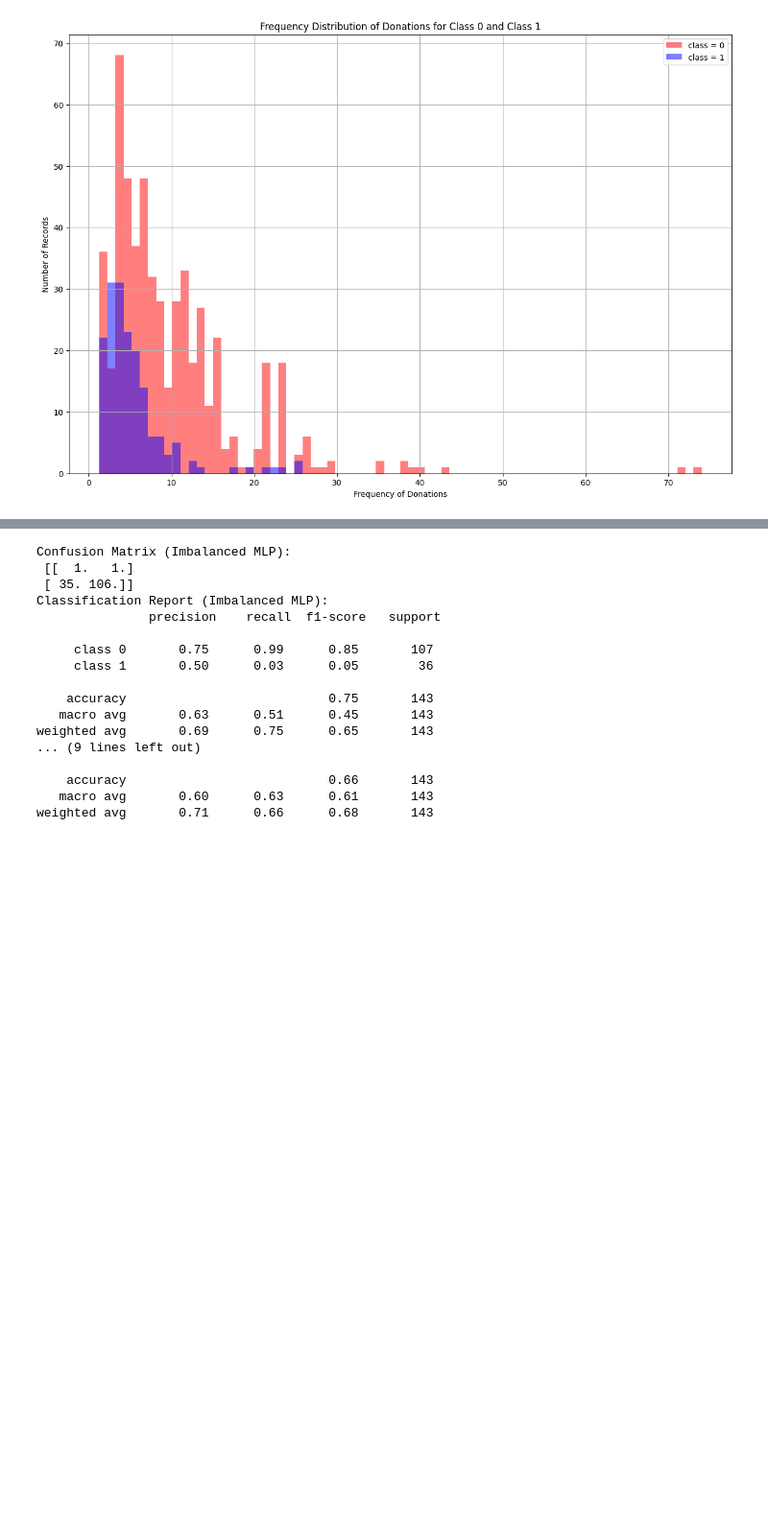
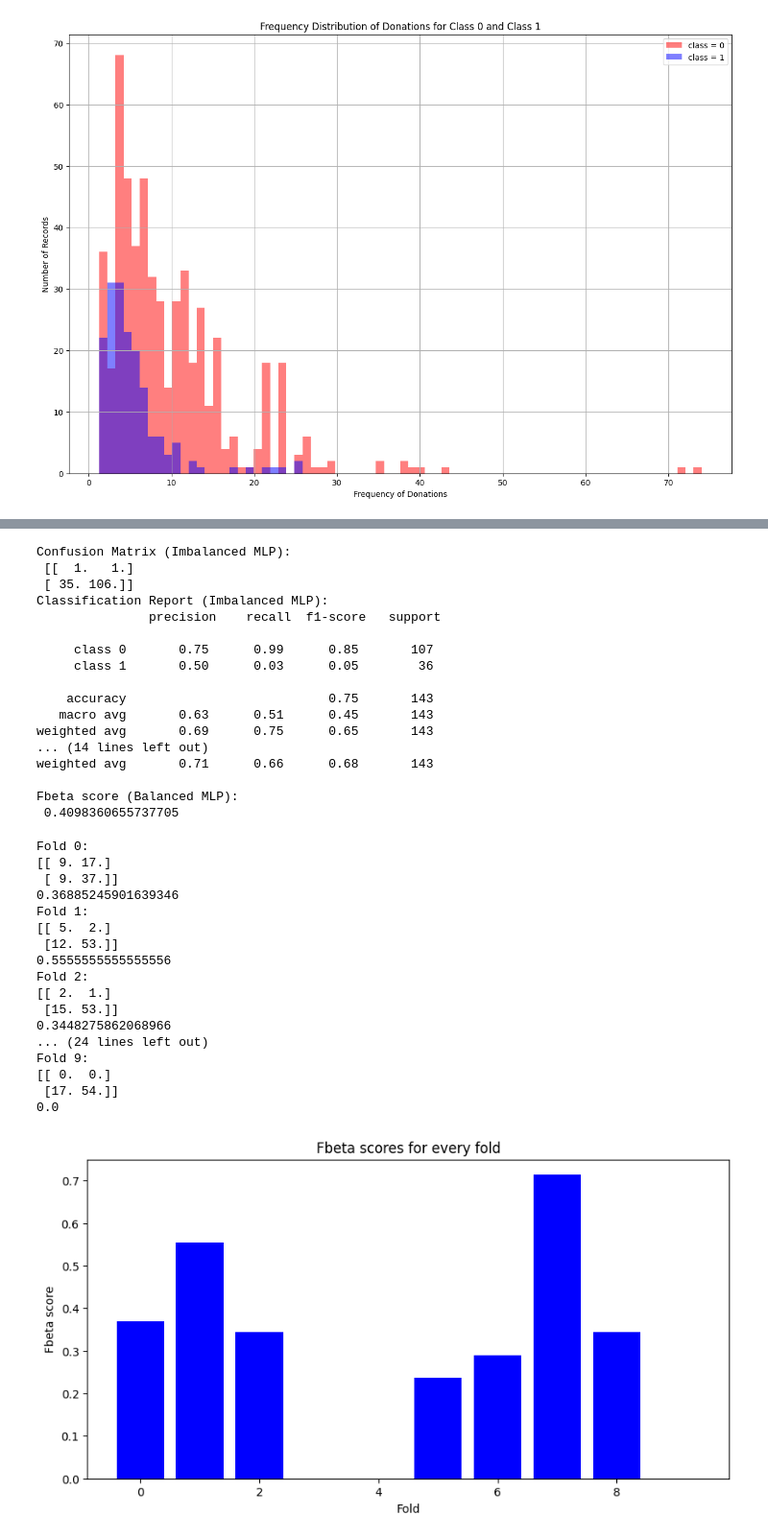
Before and after one commit to Nuraly1503/Data-Analytics, a Jupyter notebook: DA03/3-1.ipynb, the cells around one changed output, grey strips where cells are left out. Shown at 96% size. Saved outputs shown, nothing was run; the diff lists cells and outputs as text; code cells hidden in the pictures; blank space fills up the shorter version.

```diff
--- a/DA03/3-1.ipynb
+++ b/DA03/3-1.ipynb
@@ -128,6 +128,7 @@ def confusion_matrix(pred, original):
 # %%
 import math
 from sklearn.metrics import classification_report
+from sklearn.metrics import fbeta_score
 
 
 def euclidean_distance(point1, point2):
@@ -168,18 +169,19 @@ X = X.astype(float)
 predicted_labels = knn_classifier(X_train.values, y_train.values, X_test.values, k=3)
 
 confusion_knn_imbalance = confusion_matrix(predicted_labels, y_test)
+fbeta_score_knn_imbalance = fbeta_score(y_test, predicted_labels, beta=0.5)
 print("Confusion Matrix (Imbalanced KNN):\n", confusion_knn_imbalance)
 print("Classification Report (Imbalanced KNN):\n", classification_report(y_test, predicted_labels, target_names=['class 0', 'class 1']))
+print("Fbeta score (Imbalanced KNN):\n", fbeta_score_knn_imbalance)
 
 
 predicted_labels_balanced = knn_classifier(X_train_res.values, y_train_res.values, X_test.values, k=3)
 
 confusion_knn_balanced = confusion_matrix(predicted_labels_balanced, y_test)
+fbeta_score_knn_balanced = fbeta_score(y_test, predicted_labels_balanced, beta=0.5)
 print("Confusion Matrix (Balanced KNN):\n", confusion_knn_balanced)
 print("Classification Report (Balanced KNN):\n", classification_report(y_test, predicted_labels_balanced, target_names=['class 0', 'class 1']))
-
-for i in range(len(predicted_labels)):
-    print(f"Predicted: {predicted_labels[i]}, Actual: {X_test.iloc[i]}")
+print("Fbeta score (Balanced KNN):\n", fbeta_score_knn_balanced)
 # %% [output]
 Confusion Matrix (Imbalanced KNN):
  [[ 8. 19.]
@@ -277,16 +289,20 @@ mlp_clf_imbalanced = MLPClassifier(max_iter=1000, random_state=42)
 mlp_clf_imbalanced.fit(X_train_scaled, y_train)
 y_pred_mlp_imbalanced = mlp_clf_imbalanced.predict(X_test_scaled)
 confusion_mlp_imbalance = confusion_matrix(y_pred_mlp_imbalanced, y_test)
+fbeta_score_mlp_imbalance = fbeta_score(y_test, y_pred_mlp_imbalanced, beta=0.5)
 print("Confusion Matrix (Imbalanced MLP):\n", confusion_mlp_imbalance)
 print("Classification Report (Imbalanced MLP):\n", classification_report(y_test, y_pred_mlp_imbalanced, target_names=['class 0', 'class 1']))
+print("Fbeta score (Imbalanced MLP):\n", fbeta_score_mlp_imbalance)
 
 # Train MLP on balanced data
 mlp_clf_balanced = MLPClassifier(max_iter=1000, random_state=42)
 mlp_clf_balanced.fit(X_train_scaled_balanced, y_train_res)
 y_pred_mlp_balanced = mlp_clf_balanced.predict(X_test_scaled_balanced)
 confusion_mlp_balance = confusion_matrix(y_pred_mlp_balanced, y_test)
+fbeta_score_mlp_balanced = fbeta_score(y_test, y_pred_mlp_balanced, beta=0.5)
 print("Confusion Matrix (Balanced MLP):\n", confusion_mlp_balance)
 print("Classification Report (Balanced MLP):\n", classification_report(y_test, y_pred_mlp_balanced, target_names=['class 0', 'class 1']))
+print("Fbeta score (Balanced MLP):\n", fbeta_score_mlp_balanced)
 # %% [output]
 Confusion Matrix (Imbalanced MLP):
  [[  1.   1.]
@@ -300,8 +316,63 @@ Classification Report (Imbalanced MLP):
     accuracy                           0.75       143
    macro avg       0.63      0.51      0.45       143
 weighted avg       0.69      0.75      0.65       143
-... (9 lines left out)
+... (14 lines left out)
+weighted avg       0.71      0.66      0.68       143
 
-    accuracy                           0.66       143
-   macro avg       0.60      0.63      0.61       143
-weighted avg       0.71      0.66      0.68       143
+Fbeta score (Balanced MLP):
+ 0.4098360655737705
+# %%
+from sklearn.model_selection import StratifiedKFold
+from sklearn.model_selection import KFold
+from sklearn import svm
+from sklearn.metrics import fbeta_score
+
+skf = StratifiedKFold(n_splits=10)
+skf.get_n_splits(X,y)
+
+confusion_scores_fold = []
+classification_reports_fold = []
+fbeta_scores_fold = []
+gnb = GaussianNB()
+for i, (train_index, test_index) in enumerate(skf.split(X, y)):
+    X_train, X_test = X.iloc[train_index], X.iloc[test_index]
+    y_train, y_test = y.iloc[train_index], y.iloc[test_index]
+
+    gnb.fit(X_train, y_train)
+    y_pred_imbalance = gnb.predict(X_test)
+    confusion_imbalance = confusion_matrix(y_pred_imbalance, y_test)
+    classification_report_fold = classification_report(y_test, y_pred_imbalance, target_names=['class 0', 'class 1'])
+    fbeta_score_fold = fbeta_score(y_test, y_pred_imbalance, beta=0.5)
+    confusion_scores_fold.append(confusion_imbalance)
+    classification_reports_fold.append(classification_report_fold)
+    fbeta_scores_fold.append(fbeta_score_fold)
+    print(f"Fold {i}:")
+    print(confusion_imbalance)
+    print(fbeta_score_fold)
+
+plt.figure(figsize=(10,5))
+plt.bar(range(len(fbeta_scores_fold)), fbeta_scores_fold, color='blue')
+
+plt.title('Fbeta scores for every fold')
+plt.xlabel('Fold')
+plt.ylabel('Fbeta score')
+plt.show()
+# %% [output]
+Fold 0:
+[[ 9. 17.]
+ [ 9. 37.]]
+0.36885245901639346
+Fold 1:
+[[ 5.  2.]
+ [12. 53.]]
+0.5555555555555556
+Fold 2:
+[[ 2.  1.]
+ [15. 53.]]
+0.3448275862068966
+... (24 lines left out)
+Fold 9:
+[[ 0.  0.]
+ [17. 54.]]
+0.0
+[figure, added]
```
Also changed, not shown: parts of 4 cells of this notebook.
